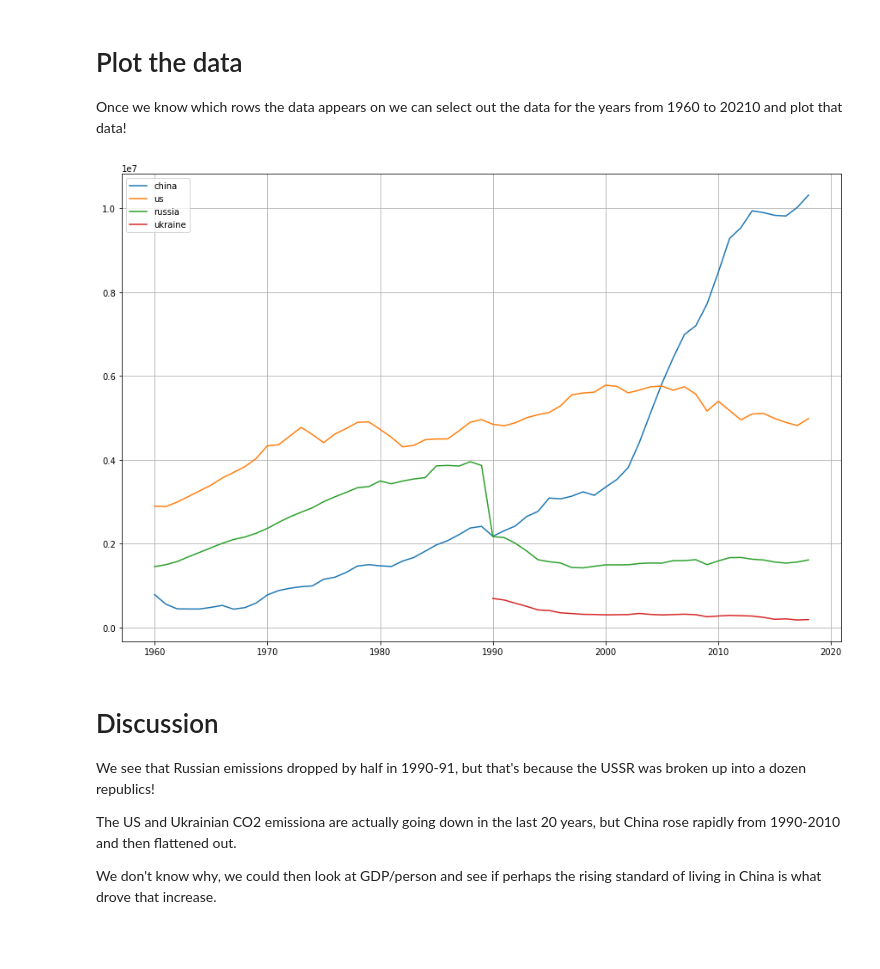
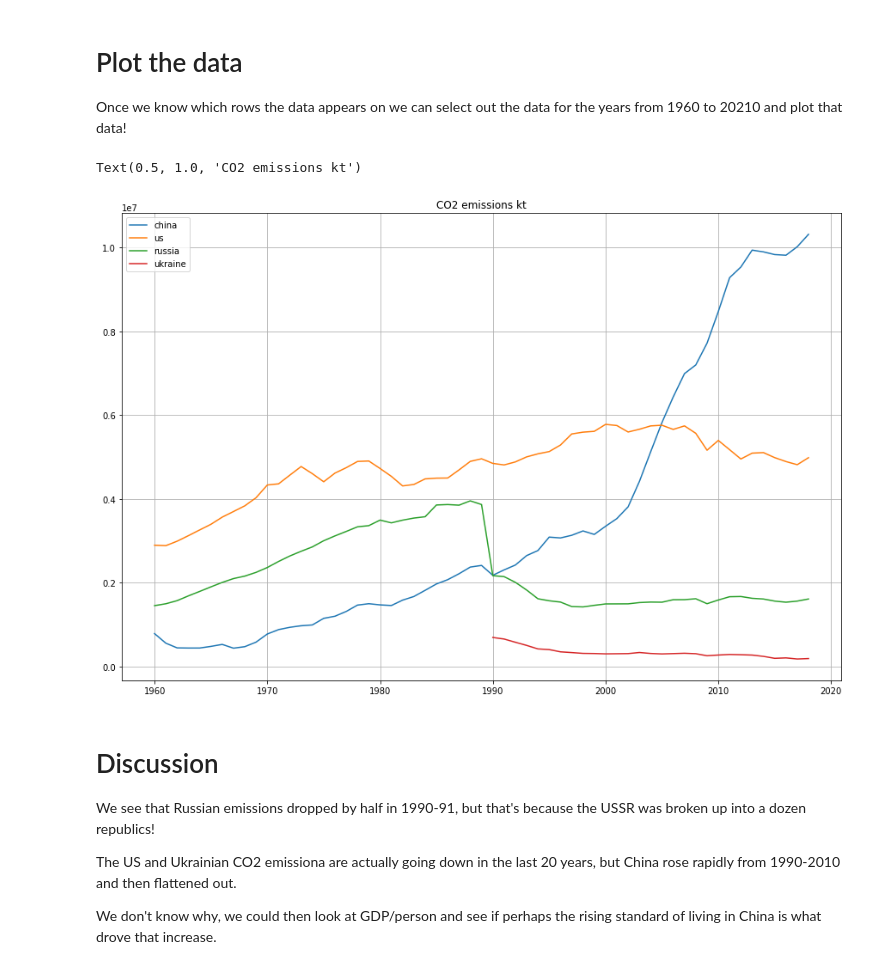
Before and after one commit to tjhickey724/cs103a, a Jupyter notebook: worldbank_data.ipynb, the cells around one changed output. Cells and saved outputs as stored; diff of their text form; code cells hidden in the pictures; blank space fills up the shorter version.

```diff
--- a/worldbank_data.ipynb
+++ b/worldbank_data.ipynb
@@ -126,15 +127,17 @@ Once we know which rows the data appears on we can select out the data for the y
 # %%
 def plot_indicator(df,row,label):
     plt.plot(range(1960,2021),df.iloc[row]['1960':'2020'],label=label)
 plt.figure(figsize=(15,10))
 plot_indicator(china_df,314,'china')
 plot_indicator(us_df,1375,'us')
 plot_indicator(russia_df,1336,'russia')
 plot_indicator(ukraine_df,639,'ukraine')
 plt.legend()
 plt.grid()
+plt.title('CO2 emissions kt')
 # %% [output]
+Text(0.5, 1.0, 'CO2 emissions kt')
-[figure, old version]
+[figure, new version]
 # %% [markdown]
 # Discussion
 We see that Russian emissions dropped by half in 1990-91, but that's because the USSR was broken up into a dozen republics!
```
Also changed, not shown: parts of 3 cells of this notebook, 1 other file.
